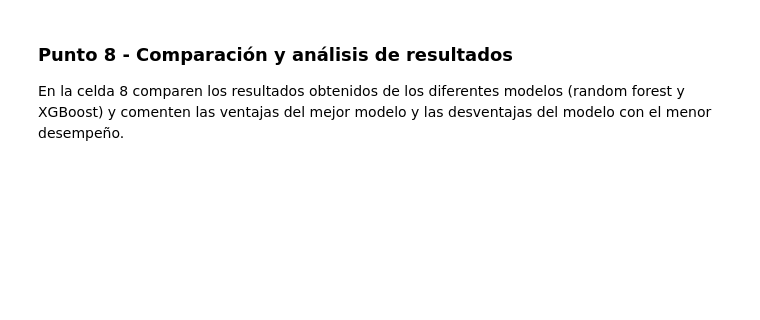
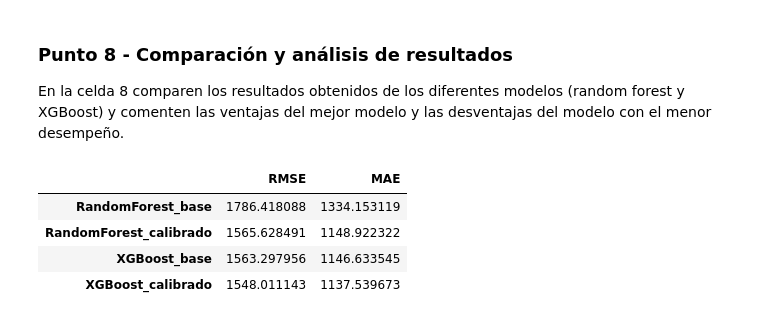
Before and after one commit to jmlds98-lab/MIAD_ML_NLP_2026, a Jupyter notebook: Semana 2/S2TC1_RandomForests_Boosting.ipynb, the cells around one changed output. Saved outputs shown, nothing was run; the diff lists cells and outputs as text; code cells hidden in the pictures; blank space fills up the shorter version.

```diff
--- a/Semana 2/S2TC1_RandomForests_Boosting.ipynb
+++ b/Semana 2/S2TC1_RandomForests_Boosting.ipynb
@@ -310,0 +410,20 @@ En la celda 6 implementen un modelo XGBoost de regresión con la librería sklea
+# %%
+# Celda 6
+
+from xgboost import XGBRegressor
+
+xgb = XGBRegressor(
+    n_estimators=100,
+    learning_rate=0.1,
+    random_state=123
+)
+
+xgb.fit(X_train, y_train)
+
+y_pred_xgb = xgb.predict(X_test)
+
+rmse = np.sqrt(mean_squared_error(y_test, y_pred_xgb))
+mae = mean_absolute_error(y_test, y_pred_xgb)
+
+print("RMSE XGBoost:", rmse)
+print("MAE XGBoost:", mae)
@@ -321,0 +492,39 @@ En la celda 8 comparen los resultados obtenidos de los diferentes modelos (rando
+# %%
+# Celda 8
+
+# Resumen de resultados de Random Forest y XGBoost
+
+resultados = {}
+
+# Random Forest base (Celda 4)
+resultados['RandomForest_base'] = {
+    'RMSE': float(np.sqrt(mean_squared_error(y_test, y_pred_rf))),
+    'MAE': float(mean_absolute_error(y_test, y_pred_rf))
+}
+
+# Random Forest calibrado (Celda 5)
+resultados['RandomForest_calibrado'] = {
+    'RMSE': float(mejor_rmse_rf),
+    'MAE': float(mean_absolute_error(y_test, y_pred_rf_best))
+}
+
+# XGBoost base (Celda 6)
+resultados['XGBoost_base'] = {
+    'RMSE': float(np.sqrt(mean_squared_error(y_test, y_pred_xgb))),
+    'MAE': float(mean_absolute_error(y_test, y_pred_xgb))
+}
+
+# XGBoost calibrado (Celda 7)
+resultados['XGBoost_calibrado'] = {
+    'RMSE': float(mejor_rmse_xgb),
+    'MAE': float(mean_absolute_error(y_test, y_pred_xgb_best))
+}
+
+df_resultados = pd.DataFrame(resultados).T
+df_resultados
+# %% [output]
+|  | RMSE | MAE |
+| RandomForest_base | 1786.418088 | 1334.153119 |
+| RandomForest_calibrado | 1565.628491 | 1148.922322 |
+| XGBoost_base | 1563.297956 | 1146.633545 |
+| XGBoost_calibrado | 1548.011143 | 1137.539673 |
```
Also changed, not shown: parts of 21 cells of this notebook.
